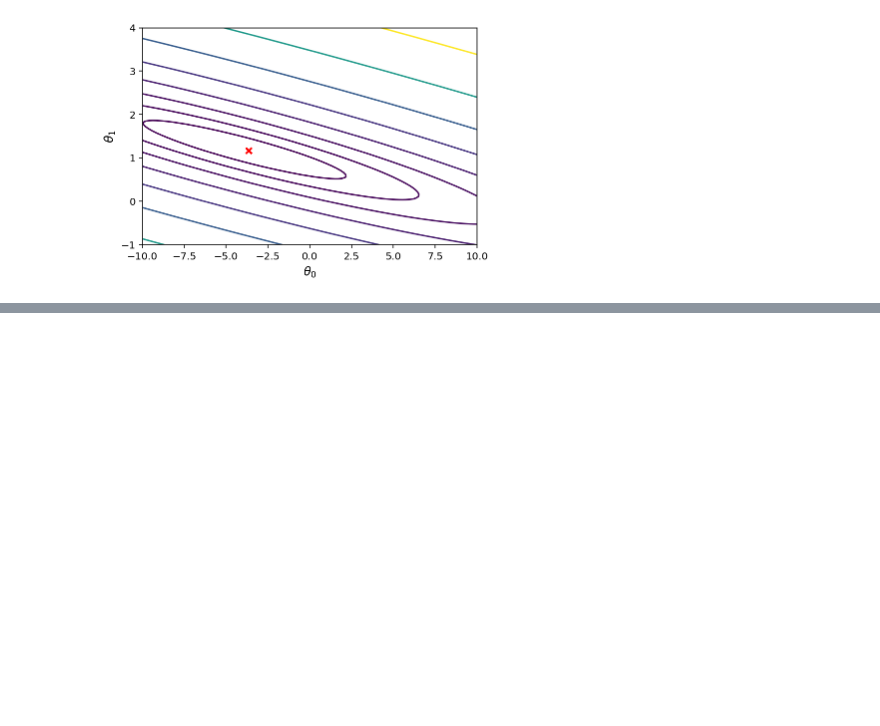
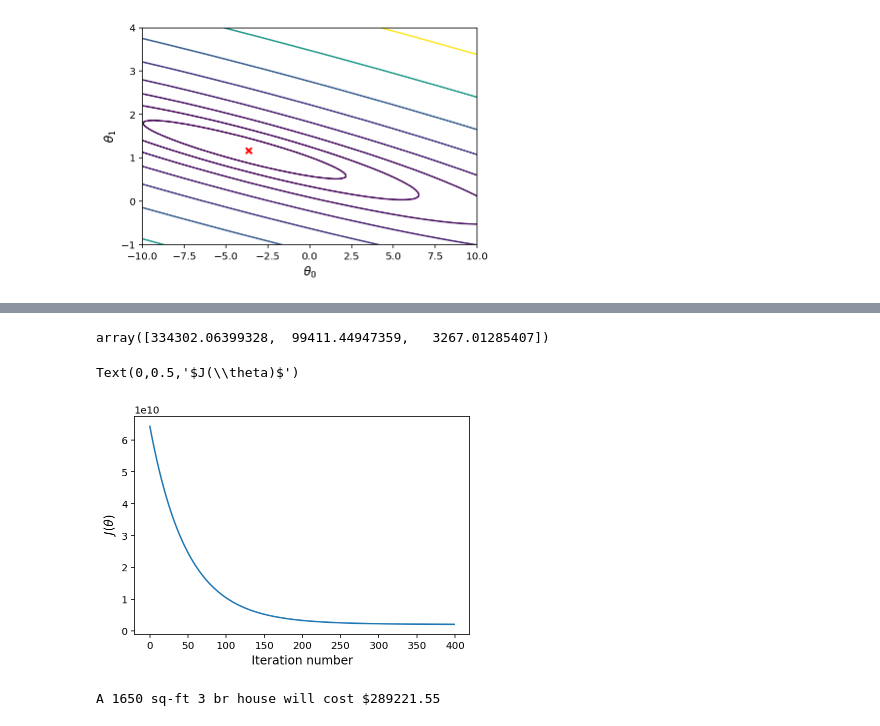
Before and after one commit to nialloh23/coursera-machine-learning, a Jupyter notebook: ex1/ml_ex1.ipynb, the cells around one changed output, grey strips where cells are left out. Cells and saved outputs as stored; diff of their text form; code cells hidden in the pictures; blank space fills up the shorter version.

```diff
--- a/ex1/ml_ex1.ipynb
+++ b/ex1/ml_ex1.ipynb
@@ -157,0 +197,10 @@ Text(0,0.5,'$\\theta_1$')
+# %%
+def featureNormalize(X):
+
+    # compute mean and standard deviation
+    mu = np.mean(X, axis=0)
+    sigma = np.std(X, axis=0)
+
+    X_norm = (X - mu) / sigma
+
+    return X_norm, mu, sigma
@@ -157,0 +209,14 @@ Text(0,0.5,'$\\theta_1$')
+# %%
+# normalize features
+X, mu, sigma = featureNormalize(x)
+# %%
+# add mean
+X = np.hstack((np.ones((X.shape[0],1)), X))
+# %%
+# gradient descent values
+alpha = 0.01
+iterations = 400
+theta = np.zeros(3) #initial guess of theta seems to be allways equal to zero
+
+# run gradient descent
+theta_new, J_history = gradientDescent(X, y, theta, alpha, iterations)
@@ -157,0 +241,21 @@ Text(0,0.5,'$\\theta_1$')
+# %%
+theta_new
+# %% [output]
+array([334302.06399328,  99411.44947359,   3267.01285407])
+# %%
+# Plot cost function vs. iteration
+plt.plot(J_history)
+plt.xlabel(r'Iteration number')
+plt.ylabel(r'$J(\theta)$')
+# %% [output]
+Text(0,0.5,'$J(\\theta)$')
+[figure, added]
+# %%
+# Estimate the price of a 1650 sq-ft, 3 br house
+vals = (np.array([1650, 3]) - mu) / sigma
+vals = np.hstack((np.array([1]), vals))
+
+predict = np.dot(theta_new, vals)
+print ('A 1650 sq-ft 3 br house will cost $%6.2f' % predict)
+# %% [output]
+A 1650 sq-ft 3 br house will cost $289221.55
```
Also changed, not shown: parts of 17 cells of this notebook.
